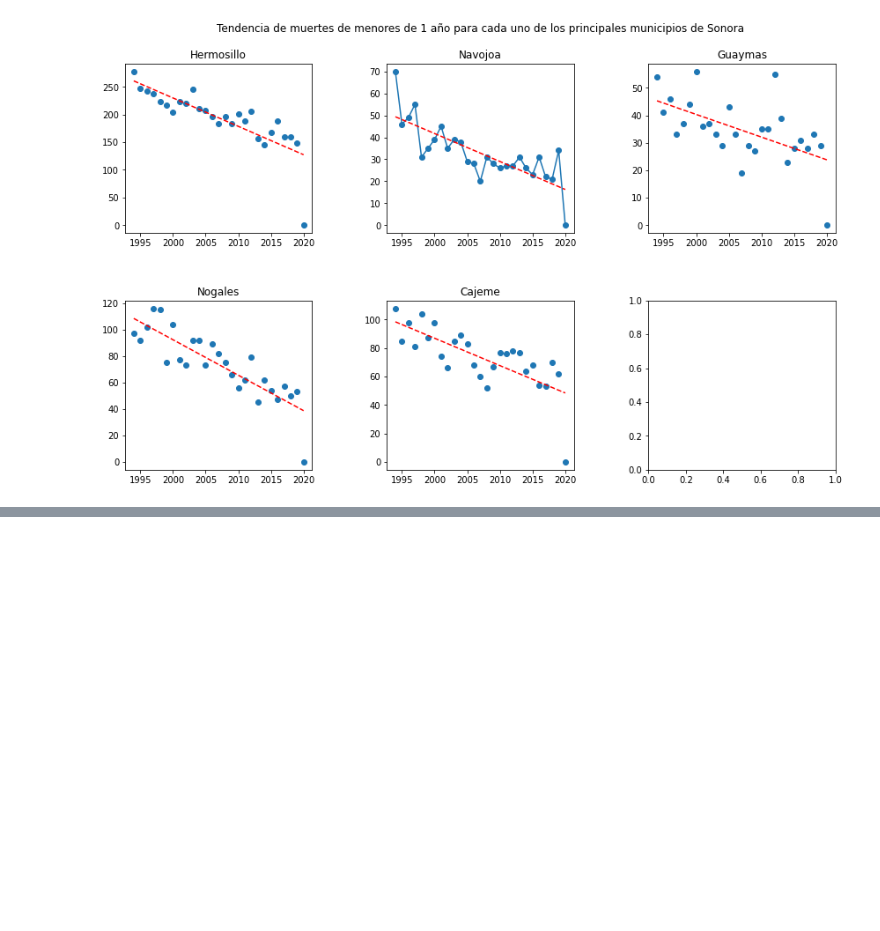
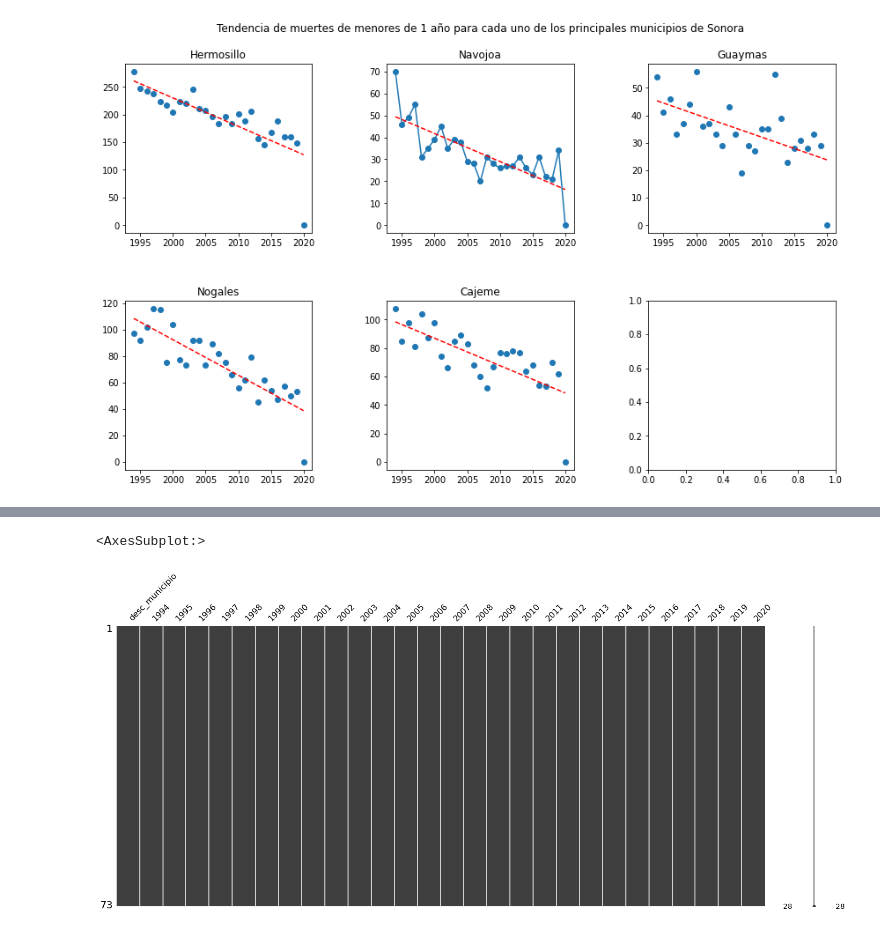
Before and after one commit to ibsanmorales/data_sonora_buqui, a Jupyter notebook: notebooks/mortalidad.ipynb, the cells around one changed output, grey strips where cells are left out. Saved outputs shown, nothing was run; the diff lists cells and outputs as text; code cells hidden in the pictures; blank space fills up the shorter version.

Commit message:
mortalidad nataldiad

```diff
--- a/notebooks/mortalidad.ipynb
+++ b/notebooks/mortalidad.ipynb
@@ -195,0 +201,3 @@ plt.show()
+# %%
+mortalidad_data = pd.read_csv('../data/processed/sonora_municipio_tidy_mortalidad_menores1_tidy.csv')
+mortalidad_data.head()
@@ -195,0 +212,8 @@ plt.show()
+# %%
+#Eliminar codigo minicipio
+mortalidad_data.drop(['cve_municipio'], axis=1, inplace=True)
+# %%
+msno.matrix(mortalidad_data)
+# %% [output]
+<AxesSubplot:>
+[figure, added]
```
Also changed, not shown: parts of 17 cells of this notebook, 1 other file.
